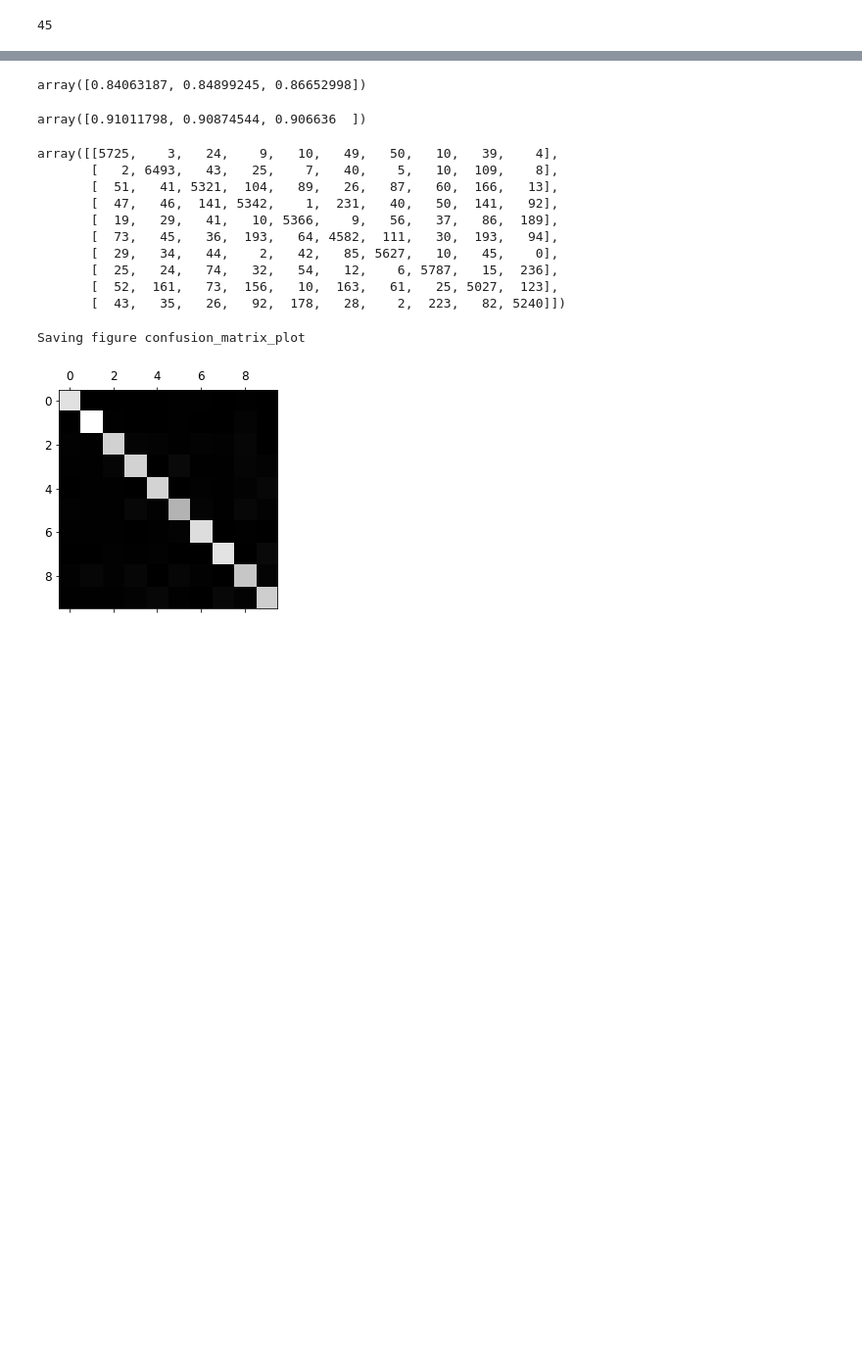
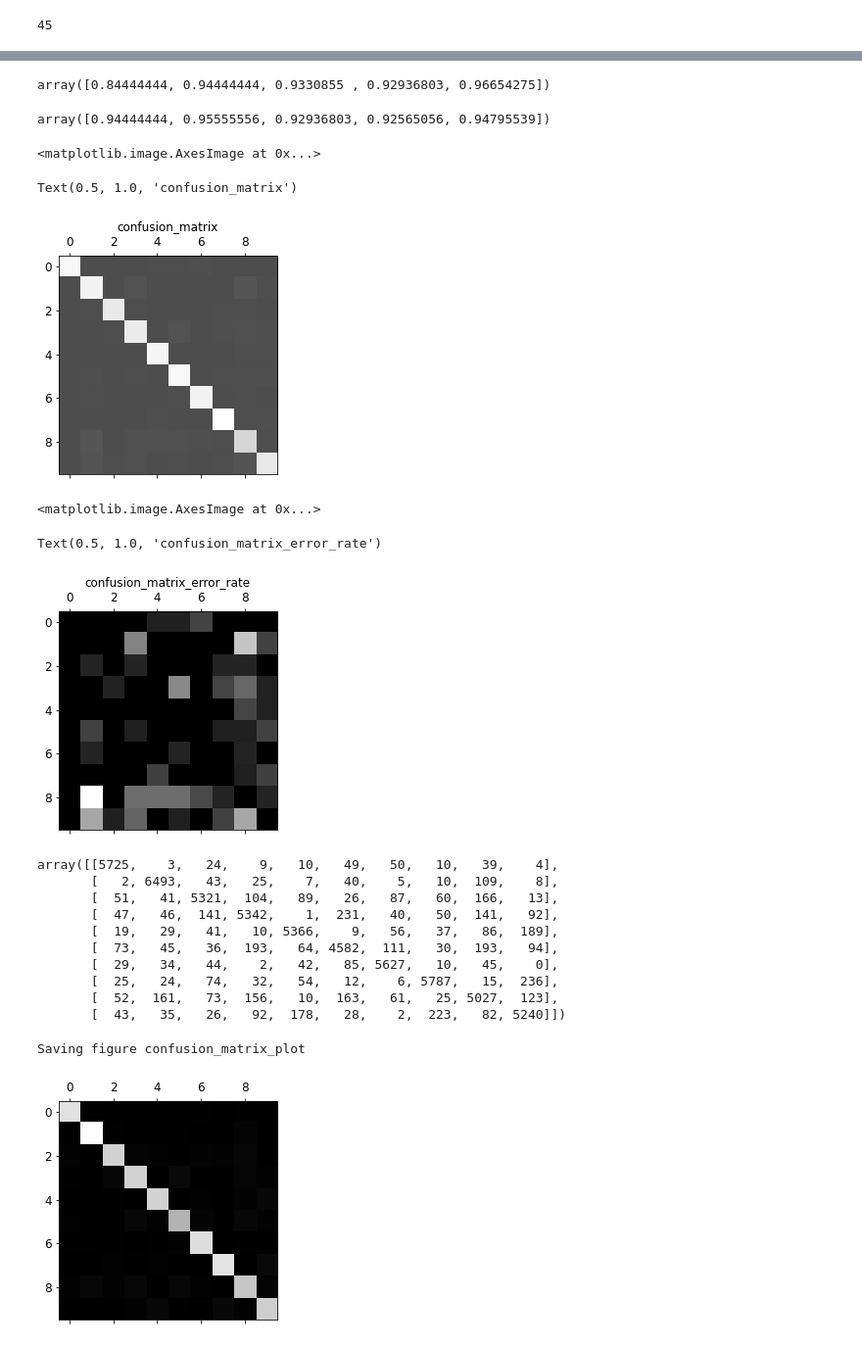
Before and after one commit to AnXiaoNuan/handson-ml, a Jupyter notebook: 03_ann.ipynb, the cells around one changed output, grey strips where cells are left out. Shown at 98% size. Drawn from its saved outputs; the diff is of its cells as text; code cells hidden in the pictures; blank space fills up the shorter version.

```diff
--- a/03_ann.ipynb
+++ b/03_ann.ipynb
@@ -419,14 +422,37 @@ array([[0.1, 0. , 0. , 0.1, 0. , 0.8, 0. , 0. , 0. , 0. ]])
 # %%
-cross_val_score(sgd_clf, X_train, y_train, cv=3, scoring="accuracy")
+cross_val_score(sgd_clf, X_train, y_train, cv=5, scoring="accuracy")
 # %% [output]
-array([0.84063187, 0.84899245, 0.86652998])
+array([0.84444444, 0.94444444, 0.9330855 , 0.92936803, 0.96654275])
 # %%
 from sklearn.preprocessing import StandardScaler
-scaler = StandardScaler()
-X_train_scaled = scaler.fit_transform(X_train.astype(np.float64))
-cross_val_score(sgd_clf, X_train_scaled, y_train, cv=3, scoring="accuracy")
+
+std_scaler = StandardScaler()
+X_train_scaled = std_scaler.fit_transform(X_train.astype(np.float64))
+cross_val_score(sgd_clf, X_train_scaled, y_train, cv=5, scoring="accuracy")
 # %% [output]
-array([0.91011798, 0.90874544, 0.906636  ])
+array([0.94444444, 0.95555556, 0.92936803, 0.92565056, 0.94795539])
+# %%
+# Ann
+from sklearn.metrics import confusion_matrix
+y_train_pred = cross_val_predict(sgd_clf, X_train_scaled, y_train, cv=3)
+conf_mx = confusion_matrix(y_train, y_train_pred)
+
+plt.matshow(conf_mx, cmap=plt.cm.gray, alpha=0.7)
+plt.title("confusion_matrix")
+plt.show()
+
+row_sums = conf_mx.sum(axis=1, keepdims=True)
+norm_conf_mx = conf_mx / row_sums
+np.fill_diagonal(norm_conf_mx, 0)
+plt.matshow(norm_conf_mx, cmap=plt.cm.gray)
+plt.title("confusion_matrix_error_rate")
+# %% [output]
+<matplotlib.image.AxesImage at 0x...>
+Text(0.5, 1.0, 'confusion_matrix')
+[figure, added]
+<matplotlib.image.AxesImage at 0x...>
+Text(0.5, 1.0, 'confusion_matrix_error_rate')
+[figure, added]
 # %%
 y_train_pred = cross_val_predict(sgd_clf, X_train_scaled, y_train, cv=3)
 conf_mx = confusion_matrix(y_train, y_train_pred)
```
Also changed, not shown: parts of 44 cells of this notebook, 2 other files.
